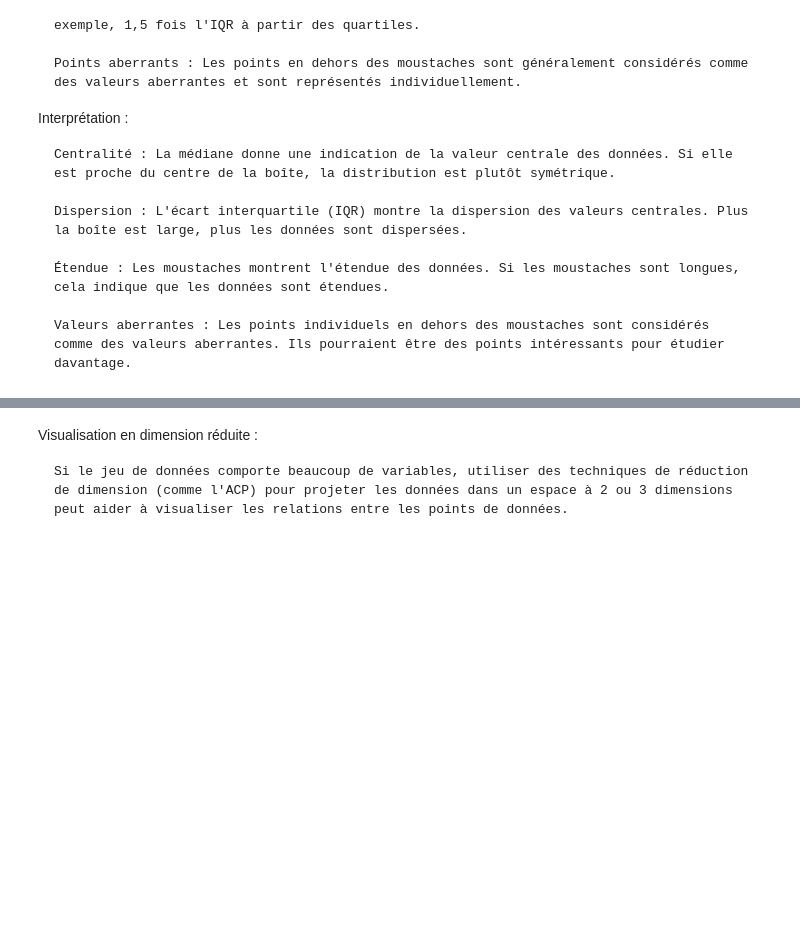
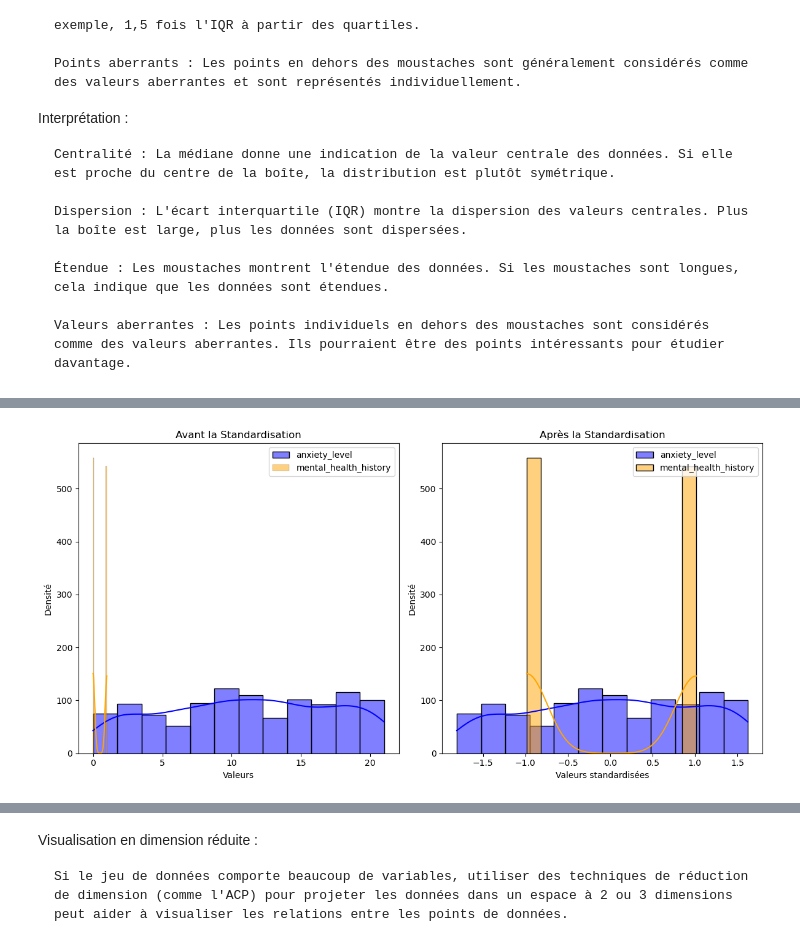
Before and after one commit to IkramBlsl/Data-Mining---Clustering-, a Jupyter notebook: Data_mining_clustering.ipynb, the cells around one changed output, grey strips where cells are left out. Drawn from its saved outputs; the diff is of its cells as text; code cells hidden in the pictures; blank space fills up the shorter version.

```diff
--- a/Data_mining_clustering.ipynb
+++ b/Data_mining_clustering.ipynb
@@ -129,0 +161,32 @@ plt.show()
+# %%
+nom_variable_1 = 'anxiety_level'
+nom_variable_2 = 'mental_health_history'
+# Trouver l'indice des variables dans votre ensemble de données d'origine
+indice_variable_original_1 = data.columns.get_loc(nom_variable_1)
+indice_variable_original_2 = data.columns.get_loc(nom_variable_2)
+
+# Visualisation avant et après la standardisation
+plt.figure(figsize=(12, 6))
+
+# Avant la standardisation
+plt.subplot(1, 2, 1)
+sns.histplot(data[nom_variable_1], kde=True, color='blue', label=nom_variable_1)
+sns.histplot(data[nom_variable_2], kde=True, color='orange', label=nom_variable_2)
+plt.title('Avant la Standardisation')
+plt.xlabel('Valeurs')
+plt.ylabel('Densité')
+plt.legend()
+
+# Après la standardisation
+plt.subplot(1, 2, 2)
+sns.histplot(scaled_data[:, indice_variable_original_1], kde=True, color='blue', label=nom_variable_1)
+sns.histplot(scaled_data[:, indice_variable_original_2], kde=True, color='orange', label=nom_variable_2)
+plt.title('Après la Standardisation')
+plt.xlabel('Valeurs standardisées')
+plt.ylabel('Densité')
+plt.legend()
+
+plt.tight_layout()
+plt.show()
+# %% [output]
+[figure, added]
```
Also changed, not shown: parts of 25 cells of this notebook.
